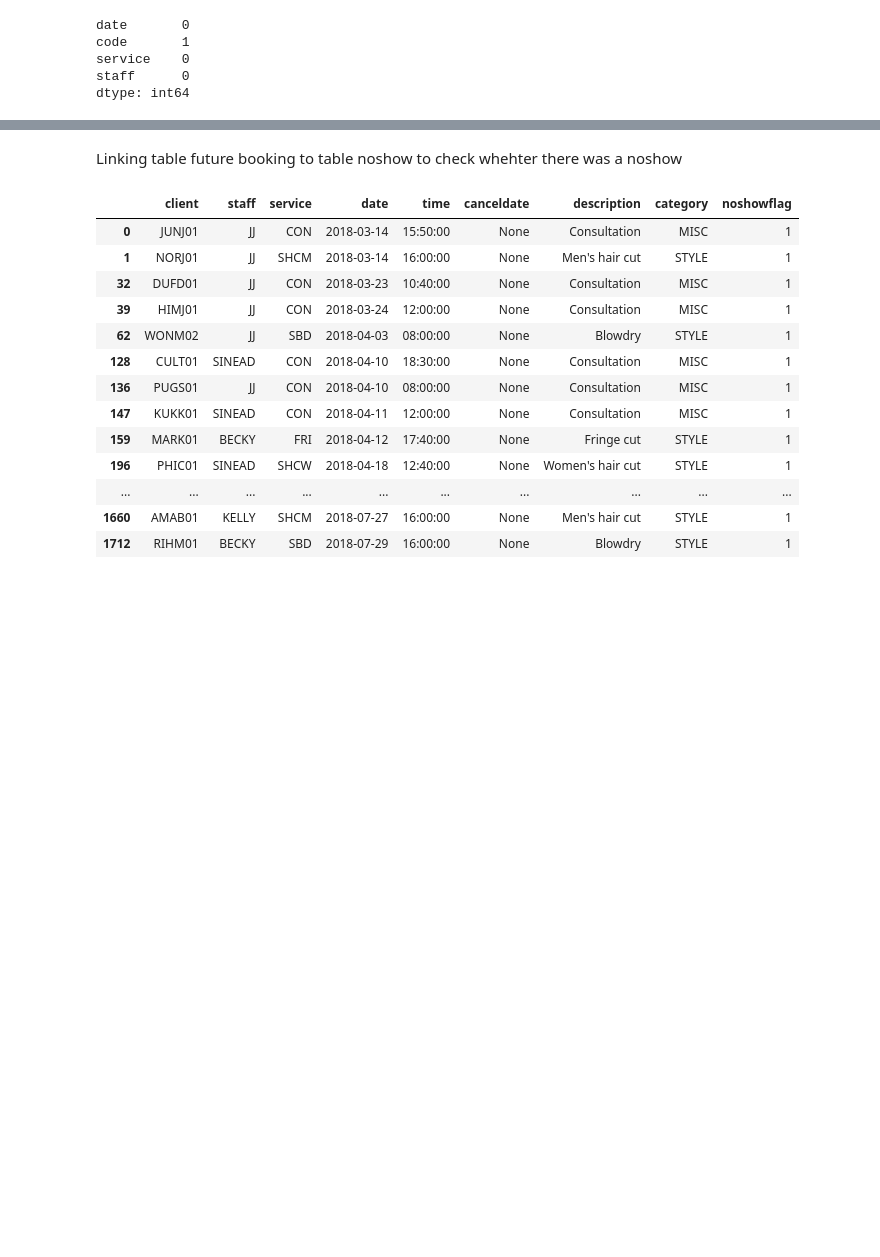
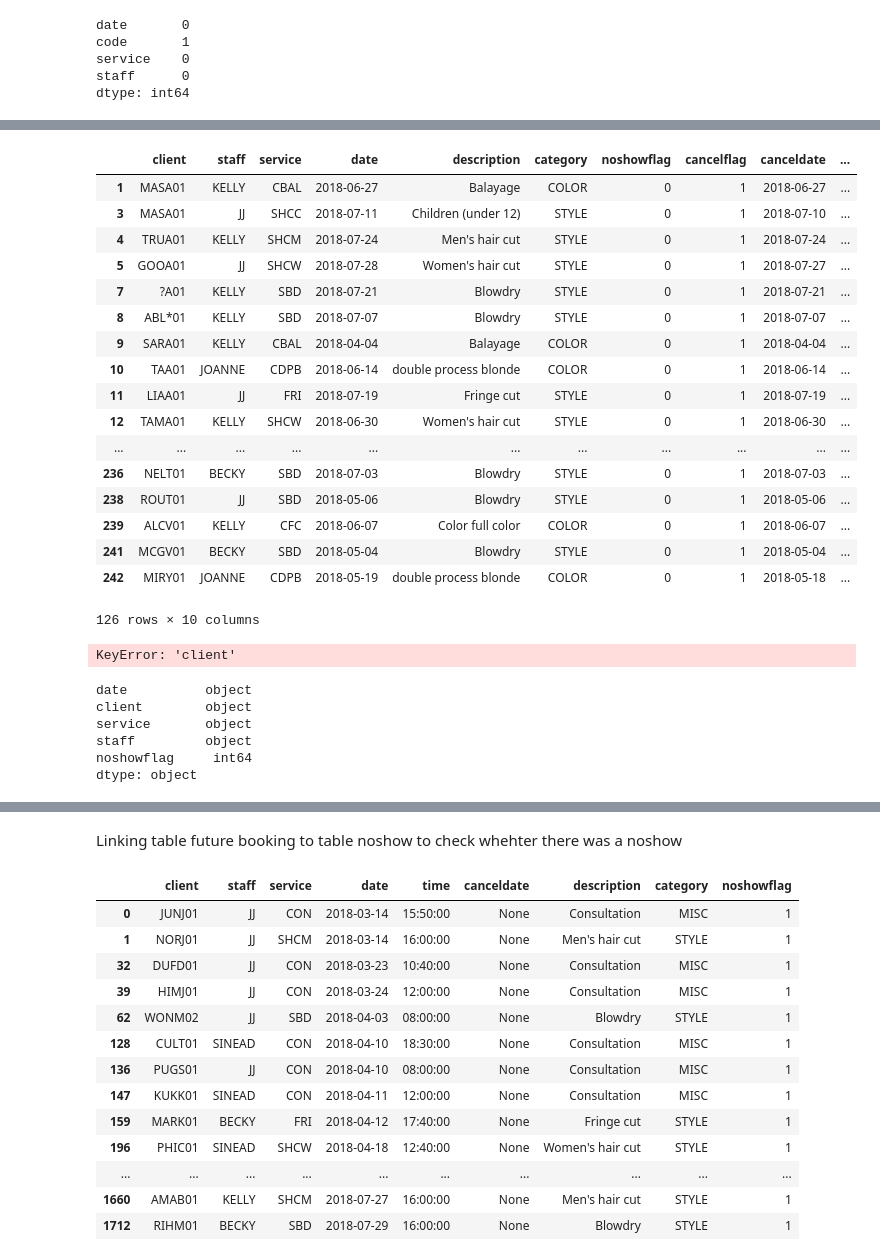
Before and after one commit to ericma007/p1, a Jupyter notebook: notebooks/init-database-exploration.ipynb, the cells around one changed output, grey strips where cells are left out. Drawn from its saved outputs; the diff is of its cells as text; code cells hidden in the pictures; blank space fills up the shorter version.

```diff
--- a/notebooks/init-database-exploration.ipynb
+++ b/notebooks/init-database-exploration.ipynb
@@ -403,0 +435,3 @@ len
+# %%
+vcancellation.rename(columns={'bookingdate':'date','code':'client'},inplace=True)
+vcancellation.columns
@@ -434,0 +561,8 @@ dtype: int64
+# %%
+cancellations2=vcancellation.copy()
+cancellations2['noshowflag']=0
+cancellations2['cancelflag']=1
+cancellations2['deltabdays']=None
+cancellations2=cancellations2[['client','staff','service','date','description','category',
+                               'noshowflag','cancelflag','canceldate','deltabdays']]
+cancellations2.columns
@@ -434,0 +589,17 @@ dtype: int64
+# %%
+import datetime as dt
+import  workdays as wd
+wd.weekends=(6,)
+holidays=[dt.date(2018,3,30),dt.date(2018,5,21),dt.date(2018,7,1)]
+wd.weekends
+delta=[]
+for row in cancellations2.itertuples():
+    sd=pd.to_datetime(row.canceldate).date()
+    ed=pd.to_datetime(row.date).date()
+    if sd==ed:
+        nbwd=0
+    else:
+        nbwd=wd.networkdays(sd,ed,holidays)-1
+    delta.append(nbwd)
+cancellations2.deltabdays=delta
+cancellations2.dtypes
@@ -434,0 +618,35 @@ dtype: int64
+# %%
+cancellations2[(cancellations2.deltabdays==0) | (cancellations2.deltabdays==1)]
+# %% [output]
+|  | client | staff | service | date | description | category | noshowflag | cancelflag | canceldate | ... |
+| 1 | MASA01 | KELLY | CBAL | 2018-06-27 | Balayage | COLOR | 0 | 1 | 2018-06-27 | ... |
+| 3 | MASA01 | JJ | SHCC | 2018-07-11 | Children (under 12) | STYLE | 0 | 1 | 2018-07-10 | ... |
+| 4 | TRUA01 | KELLY | SHCM | 2018-07-24 | Men's hair cut | STYLE | 0 | 1 | 2018-07-24 | ... |
+| 5 | GOOA01 | JJ | SHCW | 2018-07-28 | Women's hair cut | STYLE | 0 | 1 | 2018-07-27 | ... |
+| 7 | ?A01 | KELLY | SBD | 2018-07-21 | Blowdry | STYLE | 0 | 1 | 2018-07-21 | ... |
+| 8 | ABL*01 | KELLY | SBD | 2018-07-07 | Blowdry | STYLE | 0 | 1 | 2018-07-07 | ... |
+| 9 | SARA01 | KELLY | CBAL | 2018-04-04 | Balayage | COLOR | 0 | 1 | 2018-04-04 | ... |
+| 10 | TAA01 | JOANNE | CDPB | 2018-06-14 | double process blonde | COLOR | 0 | 1 | 2018-06-14 | ... |
+| 11 | LIAA01 | JJ | FRI | 2018-07-19 | Fringe cut | STYLE | 0 | 1 | 2018-07-19 | ... |
+| 12 | TAMA01 | KELLY | SHCW | 2018-06-30 | Women's hair cut | STYLE | 0 | 1 | 2018-06-30 | ... |
+| ... | ... | ... | ... | ... | ... | ... | ... | ... | ... | ... |
+| 236 | NELT01 | BECKY | SBD | 2018-07-03 | Blowdry | STYLE | 0 | 1 | 2018-07-03 | ... |
+| 238 | ROUT01 | JJ | SBD | 2018-05-06 | Blowdry | STYLE | 0 | 1 | 2018-05-06 | ... |
+| 239 | ALCV01 | KELLY | CFC | 2018-06-07 | Color full color | COLOR | 0 | 1 | 2018-06-07 | ... |
+| 241 | MCGV01 | BECKY | SBD | 2018-05-04 | Blowdry | STYLE | 0 | 1 | 2018-05-04 | ... |
+| 242 | MIRY01 | JOANNE | CDPB | 2018-05-19 | double process blonde | COLOR | 0 | 1 | 2018-05-18 | ... |
+126 rows × 10 columns
+# %%
+#null values are not used in standard way join or group by and create strange behavior not work well no group by and merge functions
+bookings=vfb.copy()
+noshow['noshowflag']=1
+noshow2=noshow.copy()
+noshow2=noshow2.dropna()
+bookings.dtypes
+
+
+result = pd.merge(bookings[pd.notnull(bookings.client)],noshow2[['noshowflag']]
+                 ,on= ['client','date','staff','service']
+                 ,how='left',indicator=True)
+# %% [output]
+KeyError: 'client'
@@ -434,0 +662,9 @@ dtype: int64
+# %%
+noshow.dtypes
+# %% [output]
+date          object
+client        object
+service       object
+staff         object
+noshowflag     int64
+dtype: object
```
Also changed, not shown: parts of 30 cells of this notebook, 1 other file.
